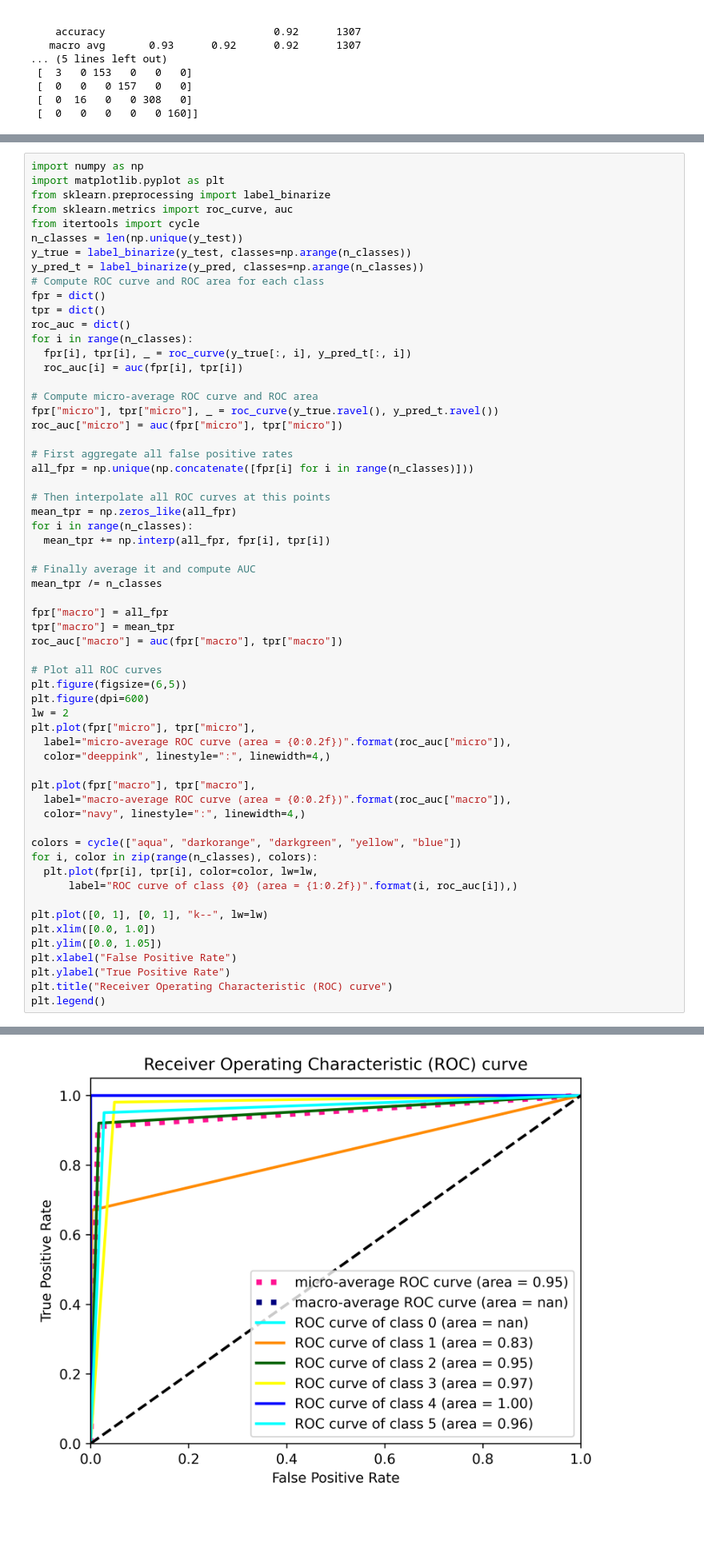
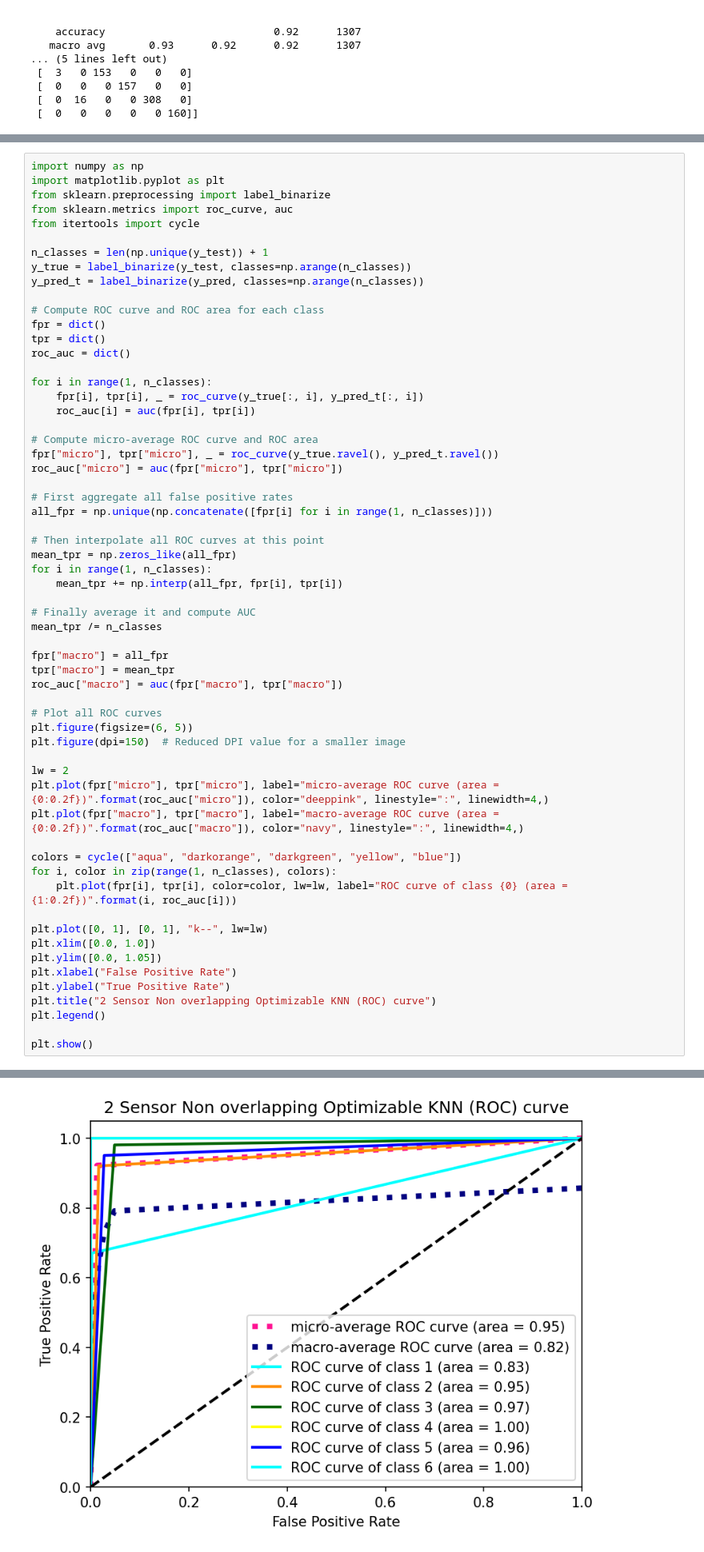
Before and after one commit to UkeshThapa/Human-Activities-recognition, a Jupyter notebook: Research_Human_activities_Recognition_TML.ipynb, the cells around one changed output, grey strips where cells are left out. Shown at 80% size. Cells and saved outputs as stored; diff of their text form; blank space fills up the shorter version.

```diff
--- a/Research_Human_activities_Recognition_TML.ipynb
+++ b/Research_Human_activities_Recognition_TML.ipynb
@@ -194,28 +195,31 @@ import matplotlib.pyplot as plt
 from sklearn.preprocessing import label_binarize
 from sklearn.metrics import roc_curve, auc
 from itertools import cycle
-n_classes = len(np.unique(y_test))
+
+n_classes = len(np.unique(y_test)) + 1
 y_true = label_binarize(y_test, classes=np.arange(n_classes))
 y_pred_t = label_binarize(y_pred, classes=np.arange(n_classes))
+
 # Compute ROC curve and ROC area for each class
 fpr = dict()
 tpr = dict()
 roc_auc = dict()
-for i in range(n_classes):
-  fpr[i], tpr[i], _ = roc_curve(y_true[:, i], y_pred_t[:, i])
-  roc_auc[i] = auc(fpr[i], tpr[i])
+
+for i in range(1, n_classes):
+    fpr[i], tpr[i], _ = roc_curve(y_true[:, i], y_pred_t[:, i])
+    roc_auc[i] = auc(fpr[i], tpr[i])
 
 # Compute micro-average ROC curve and ROC area
 fpr["micro"], tpr["micro"], _ = roc_curve(y_true.ravel(), y_pred_t.ravel())
 roc_auc["micro"] = auc(fpr["micro"], tpr["micro"])
 
 # First aggregate all false positive rates
-all_fpr = np.unique(np.concatenate([fpr[i] for i in range(n_classes)]))
+all_fpr = np.unique(np.concatenate([fpr[i] for i in range(1, n_classes)]))
 
-# Then interpolate all ROC curves at this points
+# Then interpolate all ROC curves at this point
 mean_tpr = np.zeros_like(all_fpr)
-for i in range(n_classes):
-  mean_tpr += np.interp(all_fpr, fpr[i], tpr[i])
+for i in range(1, n_classes):
+    mean_tpr += np.interp(all_fpr, fpr[i], tpr[i])
 
 # Finally average it and compute AUC
 mean_tpr /= n_classes
@@ -225,27 +229,24 @@ tpr["macro"] = mean_tpr
 roc_auc["macro"] = auc(fpr["macro"], tpr["macro"])
 
 # Plot all ROC curves
-plt.figure(figsize=(6,5))
-plt.figure(dpi=600)
+plt.figure(figsize=(6, 5))
+plt.figure(dpi=150)  # Reduced DPI value for a smaller image
+
 lw = 2
-plt.plot(fpr["micro"], tpr["micro"],
-  label="micro-average ROC curve (area = {0:0.2f})".format(roc_auc["micro"]),
-  color="deeppink", linestyle=":", linewidth=4,)
-
-plt.plot(fpr["macro"], tpr["macro"],
-  label="macro-average ROC curve (area = {0:0.2f})".format(roc_auc["macro"]),
-  color="navy", linestyle=":", linewidth=4,)
+plt.plot(fpr["micro"], tpr["micro"], label="micro-average ROC curve (area = {0:0.2f})".format(roc_auc["micro"]), color="deeppink", linestyle=":", linewidth=4,)
+plt.plot(fpr["macro"], tpr["macro"], label="macro-average ROC curve (area = {0:0.2f})".format(roc_auc["macro"]), color="navy", linestyle=":", linewidth=4,)
 
 colors = cycle(["aqua", "darkorange", "darkgreen", "yellow", "blue"])
-for i, color in zip(range(n_classes), colors):
-  plt.plot(fpr[i], tpr[i], color=color, lw=lw,
-      label="ROC curve of class {0} (area = {1:0.2f})".format(i, roc_auc[i]),)
+for i, color in zip(range(1, n_classes), colors):
+    plt.plot(fpr[i], tpr[i], color=color, lw=lw, label="ROC curve of class {0} (area = {1:0.2f})".format(i, roc_auc[i]))
 
 plt.plot([0, 1], [0, 1], "k--", lw=lw)
 plt.xlim([0.0, 1.0])
 plt.ylim([0.0, 1.05])
 plt.xlabel("False Positive Rate")
 plt.ylabel("True Positive Rate")
-plt.title("Receiver Operating Characteristic (ROC) curve")
+plt.title("2 Sensor Non overlapping Optimizable KNN (ROC) curve")
 plt.legend()
+
+plt.show()
 # %% [output]
@@ -254 +254 @@ plt.legend()
-[figure, old version]
+[figure, new version]
```
Also changed, not shown: parts of 12 cells of this notebook.
